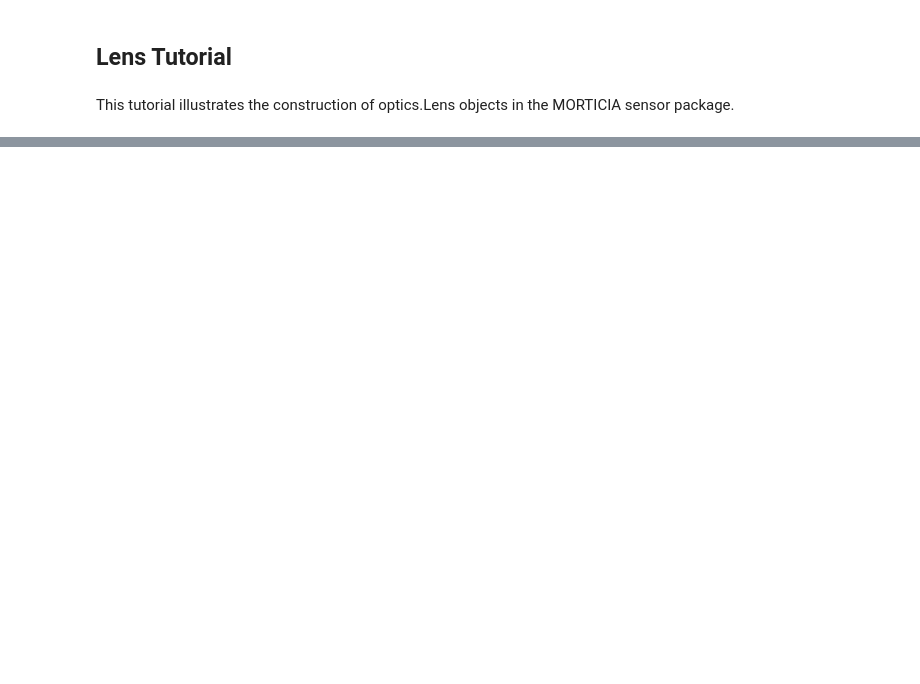
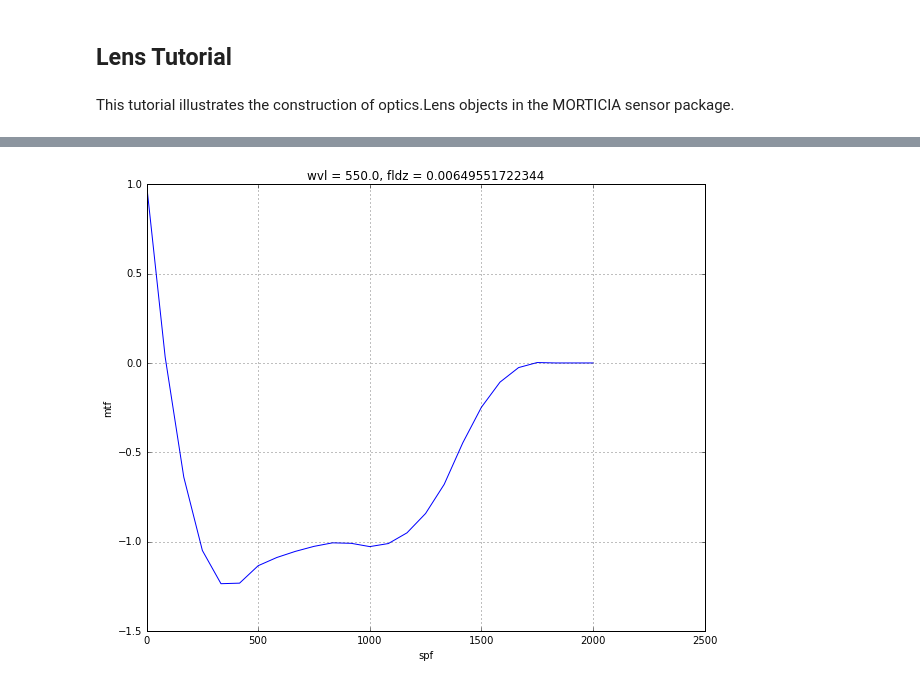
Before and after one commit to derekjgriffith/nbMORTICIA, a Jupyter notebook: sensor/03a-LensTutorial.ipynb, the cells around one changed output, grey strips where cells are left out. Drawn from its saved outputs; the diff is of its cells as text; code cells hidden in the pictures; blank space fills up the shorter version.

```diff
--- a/sensor/03a-LensTutorial.ipynb
+++ b/sensor/03a-LensTutorial.ipynb
@@ -47,0 +68,6 @@ myLens = optics.Lens(efl=[30, 'mm'], fno=2.0, trn=spec_trans)
+# %%
+# Plot the MTF of the lens at extreme defocus
+mylens.mtf[:,0,-1].plot()
+plt.grid()
+# %% [output]
+[figure, added]
```
Also changed, not shown: parts of 11 cells of this notebook, 3 other files.
